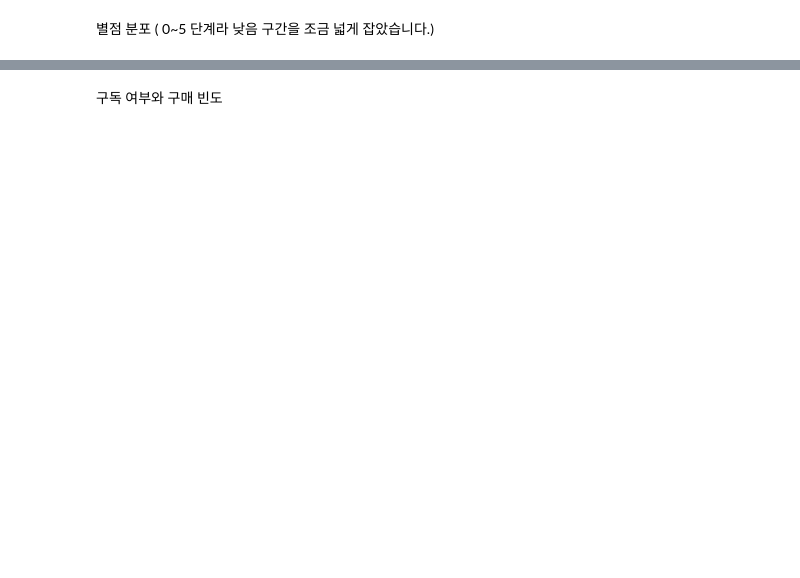
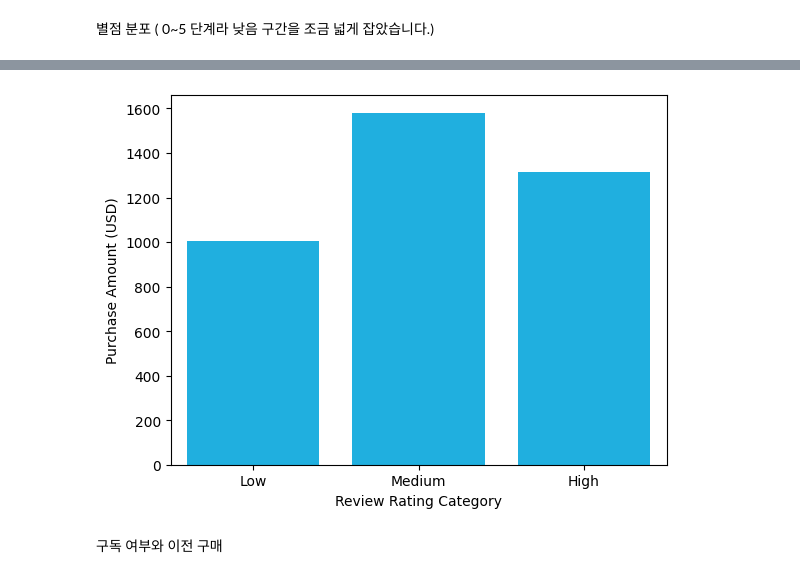
Before and after one commit to SUUYEONN/DevCourse_2rd_project, a Jupyter notebook: CBC_DA.ipynb, the cells around one changed output, grey strips where cells are left out. Saved outputs shown, nothing was run; the diff lists cells and outputs as text; code cells hidden in the pictures; blank space fills up the shorter version.

```diff
--- a/CBC_DA.ipynb
+++ b/CBC_DA.ipynb
@@ -316,2 +296,10 @@ review_rating_relationship
+# %%
+df_rrc = pd.DataFrame(review_rating_relationship).reset_index()
+df_rrc.columns = ['Review Rating Category', 'Purchase Amount (USD)']
+# %%
+sns.barplot( x= 'Review Rating Category', y='Purchase Amount (USD)', data= df_rrc, color='deepskyblue')
+plt.show()
+# %% [output]
+[figure, added]
 # %% [markdown]
-구독 여부와 구매 빈도
+구독 여부와 이전 구매
```
Also changed, not shown: parts of 43 cells of this notebook.
